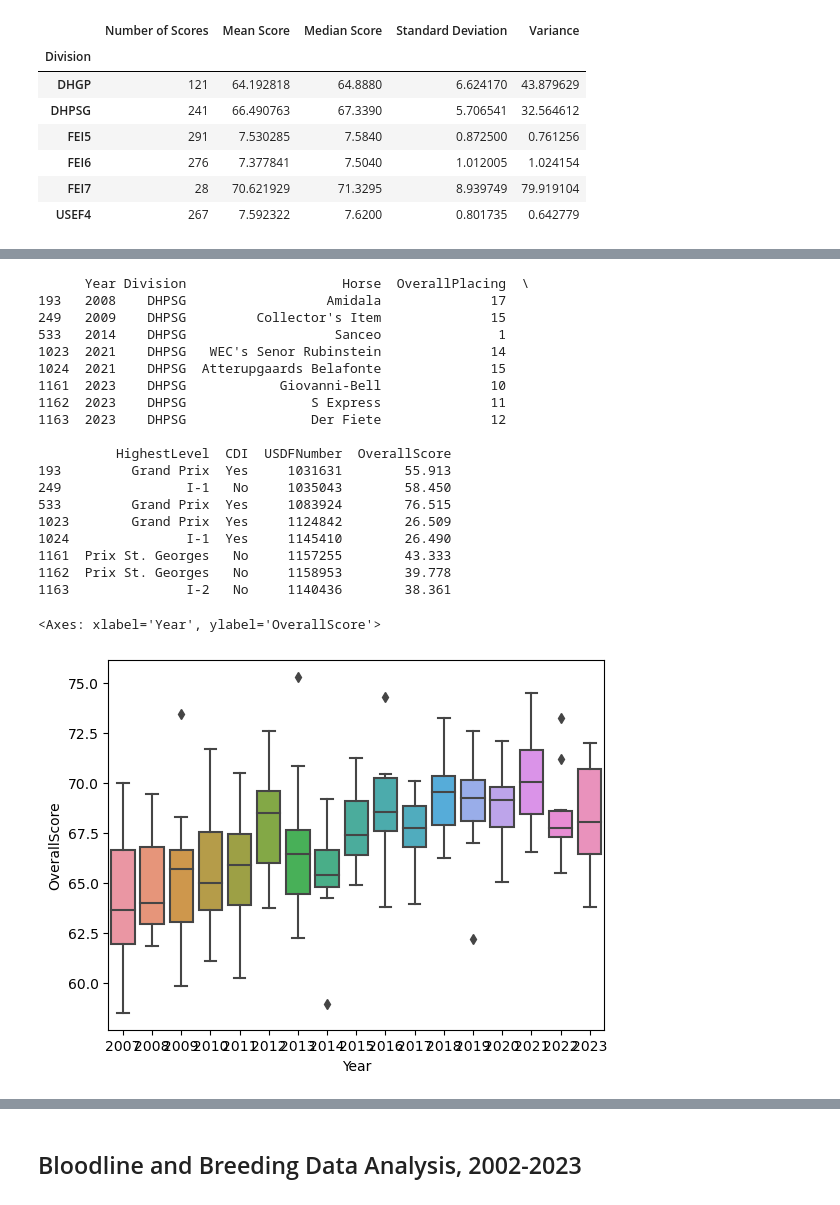
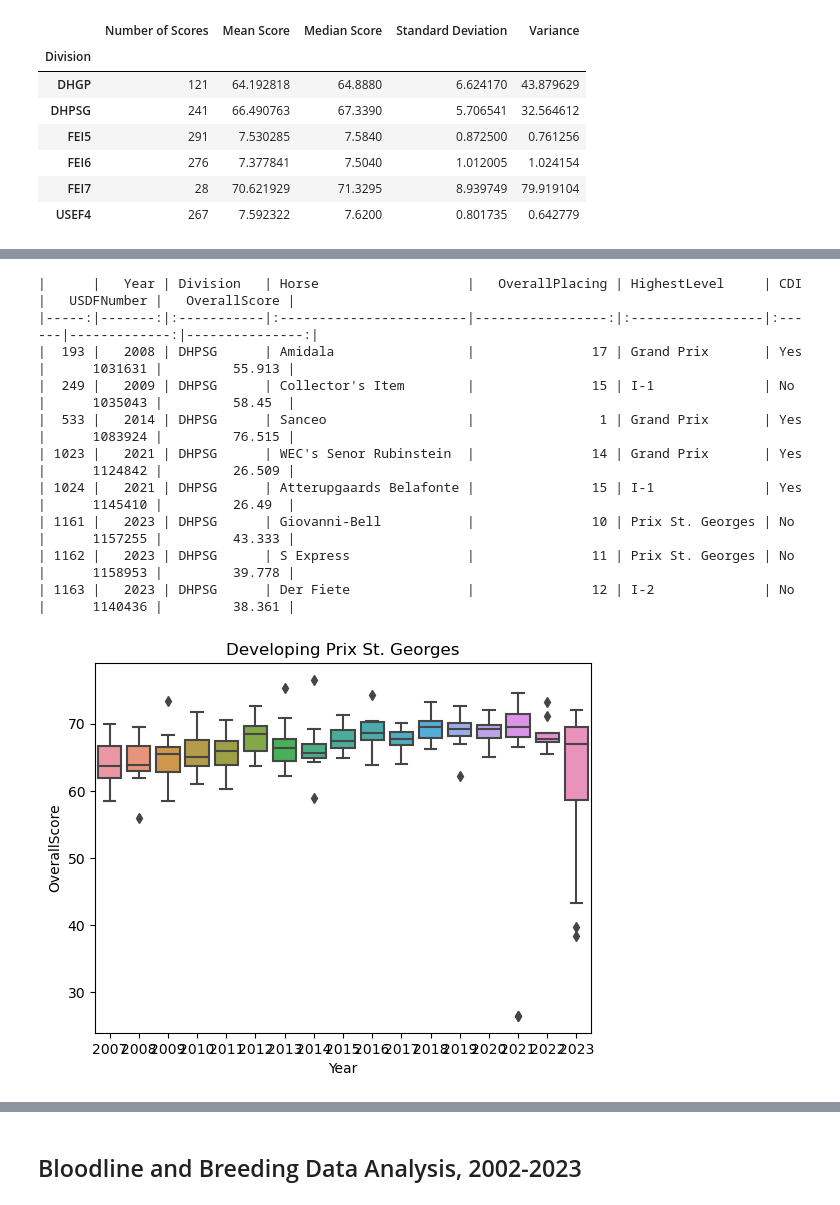
Before and after one commit to siobyrne/young-dressage-horse-program-analysis, a Jupyter notebook: younghorse.ipynb, the cells around one changed output, grey strips where cells are left out. Drawn from its saved outputs; the diff is of its cells as text; code cells hidden in the pictures.

Commit message:
Switch all divisions to identifying outliers via IQR instead of z-score and edit score analysis section of README.md

```diff
--- a/younghorse.ipynb
+++ b/younghorse.ipynb
@@ -494,54 +555,32 @@ six.map_dataframe(annotate)
 # %%
 # select scores for Developing PSG division
 dhpsg_scores = total_horses = championship_df.loc[(championship_df["Division"].str.contains("DHPSG"))]
-
-
-#calculate z-score for each overall score value
-z = np.abs(st.zscore(dhpsg_scores['OverallScore']))
-
-# identify outliers as those with a z-score above 3
-#threshold = 3
-#outliers = dhpsg_scores[z > threshold]
 
 # calculate IQR for column OverallScore
 Q1 = dhpsg_scores['OverallScore'].quantile(0.25)
 Q3 = dhpsg_scores['OverallScore'].quantile(0.75)
 IQR = Q3 - Q1
 
+# create boxplot to visualize outliers
+sns.boxplot(data=dhpsg_scores, x='Year', y='OverallScore').set(title='Developing Prix St. Georges')
+
 # identify outliers
 threshold = 1.5
 outliers = dhpsg_scores[(dhpsg_scores['OverallScore'] < Q1 - threshold * IQR) | (dhpsg_scores['OverallScore'] > Q3 + threshold * IQR)]
-print(outliers)
+print(outliers.to_markdown())
 
-# drop the outliers
-dhpsg_scores = dhpsg_scores.drop(outliers.index)
-
-# create boxplot to visualize outliers
-sns.boxplot(data=dhpsg_scores, x='Year', y='OverallScore')
-
-# replace outliers with median value
-##dhpsg_scores.loc[z > threshold, 'OverallScore'] = dhpsg_scores['OverallScore'].median()
-#dhpsg_scores.loc[IQR > threshold, 'OverallScore'] = dhpsg_scores['OverallScore'].median()
+# drop the outliers that are the result of horses participating in only one half of the competition, resulting in an artificially low score
+dhpsg_scores = dhpsg_scores.drop(dhpsg_scores[dhpsg_scores['OverallScore'] <= 54.000].index)
 # %% [output]
-      Year Division                    Horse  OverallPlacing  \
-193   2008    DHPSG                  Amidala              17
-249   2009    DHPSG         Collector's Item              15
-533   2014    DHPSG                   Sanceo               1
-1023  2021    DHPSG   WEC's Senor Rubinstein              14
-1024  2021    DHPSG  Atterupgaards Belafonte              15
-1161  2023    DHPSG            Giovanni-Bell              10
-1162  2023    DHPSG                S Express              11
-1163  2023    DHPSG                Der Fiete              12
-
-          HighestLevel  CDI  USDFNumber  OverallScore
-193         Grand Prix  Yes     1031631        55.913
-249                I-1   No     1035043        58.450
-533         Grand Prix  Yes     1083924        76.515
-1023        Grand Prix  Yes     1124842        26.509
-1024               I-1  Yes     1145410        26.490
-1161  Prix St. Georges   No     1157255        43.333
-1162  Prix St. Georges   No     1158953        39.778
-1163               I-2   No     1140436        38.361
+|      |   Year | Division   | Horse                   |   OverallPlacing | HighestLevel     | CDI   |   USDFNumber |   OverallScore |
+|-----:|-------:|:-----------|:------------------------|-----------------:|:-----------------|:------|-------------:|---------------:|
+|  193 |   2008 | DHPSG      | Amidala                 |               17 | Grand Prix       | Yes   |      1031631 |         55.913 |
+|  249 |   2009 | DHPSG      | Collector's Item        |               15 | I-1              | No    |      1035043 |         58.45  |
+|  533 |   2014 | DHPSG      | Sanceo                  |                1 | Grand Prix       | Yes   |      1083924 |         76.515 |
+| 1023 |   2021 | DHPSG      | WEC's Senor Rubinstein  |               14 | Grand Prix       | Yes   |      1124842 |         26.509 |
+| 1024 |   2021 | DHPSG      | Atterupgaards Belafonte |               15 | I-1              | Yes   |      1145410 |         26.49  |
+| 1161 |   2023 | DHPSG      | Giovanni-Bell           |               10 | Prix St. Georges | No    |      1157255 |         43.333 |
+| 1162 |   2023 | DHPSG      | S Express               |               11 | Prix St. Georges | No    |      1158953 |         39.778 |
+| 1163 |   2023 | DHPSG      | Der Fiete               |               12 | I-2              | No    |      1140436 |         38.361 |
-<Axes: xlabel='Year', ylabel='OverallScore'>
-[figure, old version]
+[figure, new version]
 # %%
```
Also changed, not shown: parts of 9 cells of this notebook.
